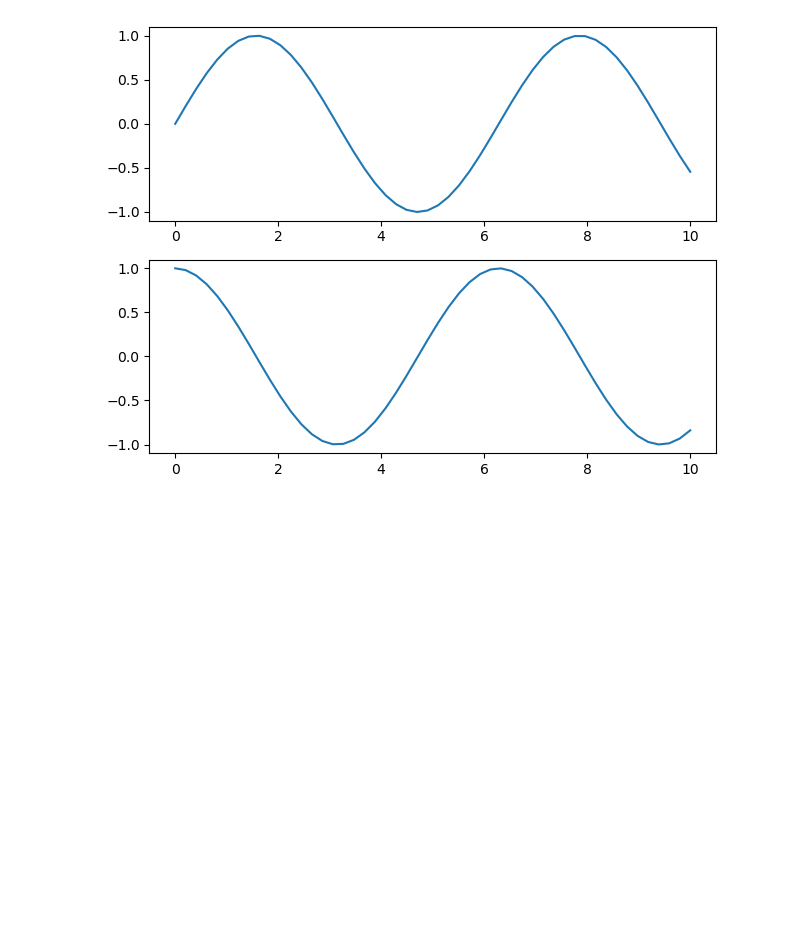
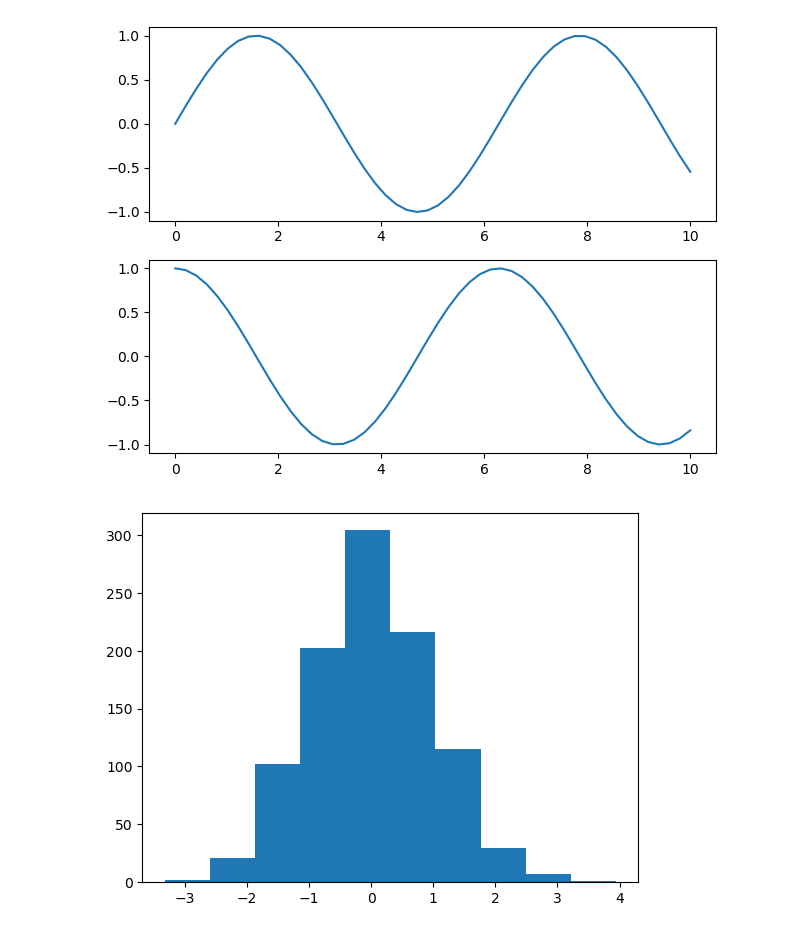
Before and after one commit to bharadwazai/nit_fsds, a Jupyter notebook: matplotlib.ipynb, the cells around one changed output. Cells and saved outputs as stored; diff of their text form; code cells hidden in the pictures; blank space fills up the shorter version.

```diff
--- a/matplotlib.ipynb
+++ b/matplotlib.ipynb
@@ -300,3 +300,12 @@ plt.show()
 [figure]
 [figure]
 [figure]
+# %%
+import numpy as np
+import matplotlib.pyplot as plt
+
+data1 = np.random.randn(1000)
+
+plt.hist(data1);
+# %% [output]
+[figure, added]
```
Also changed, not shown: parts of 29 cells of this notebook.
